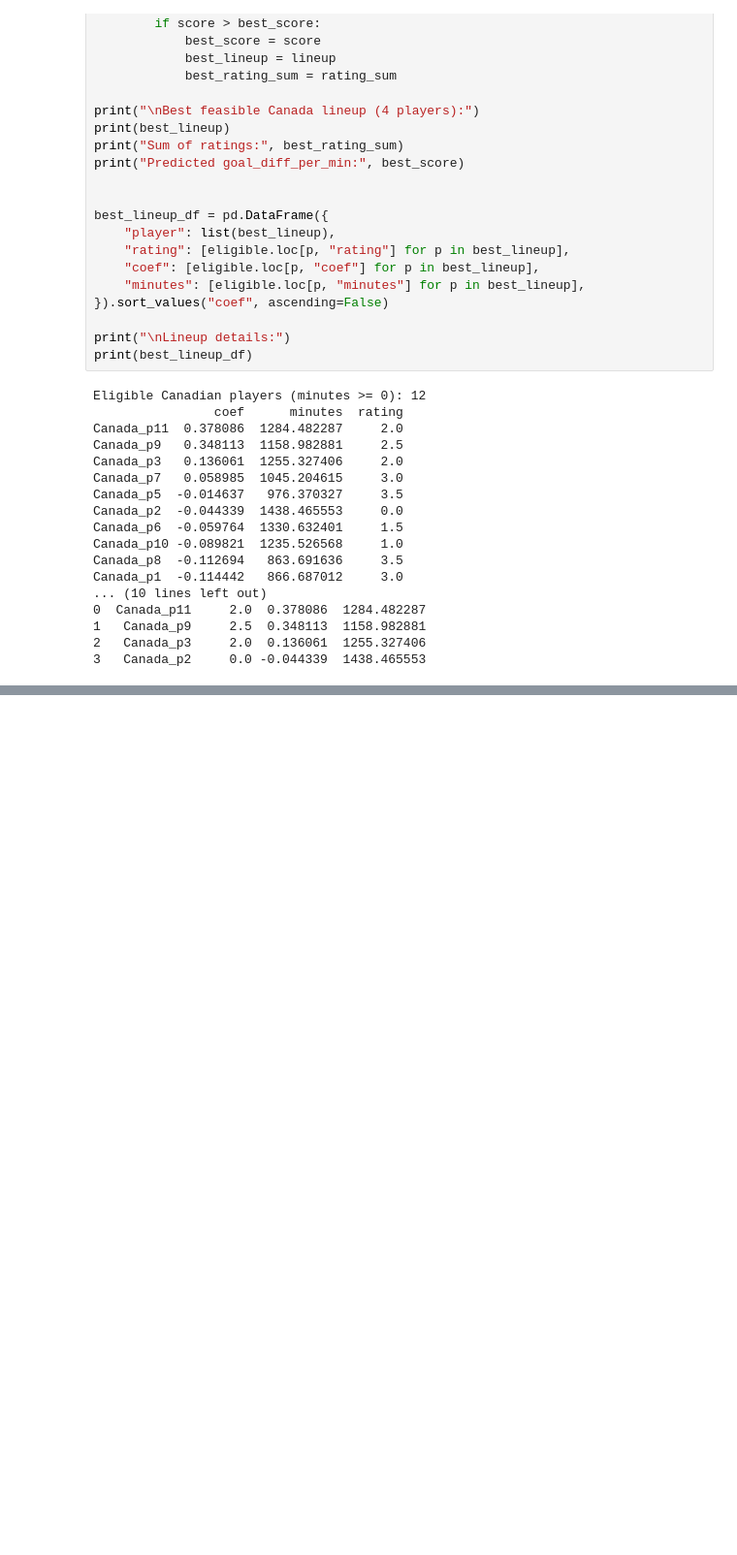
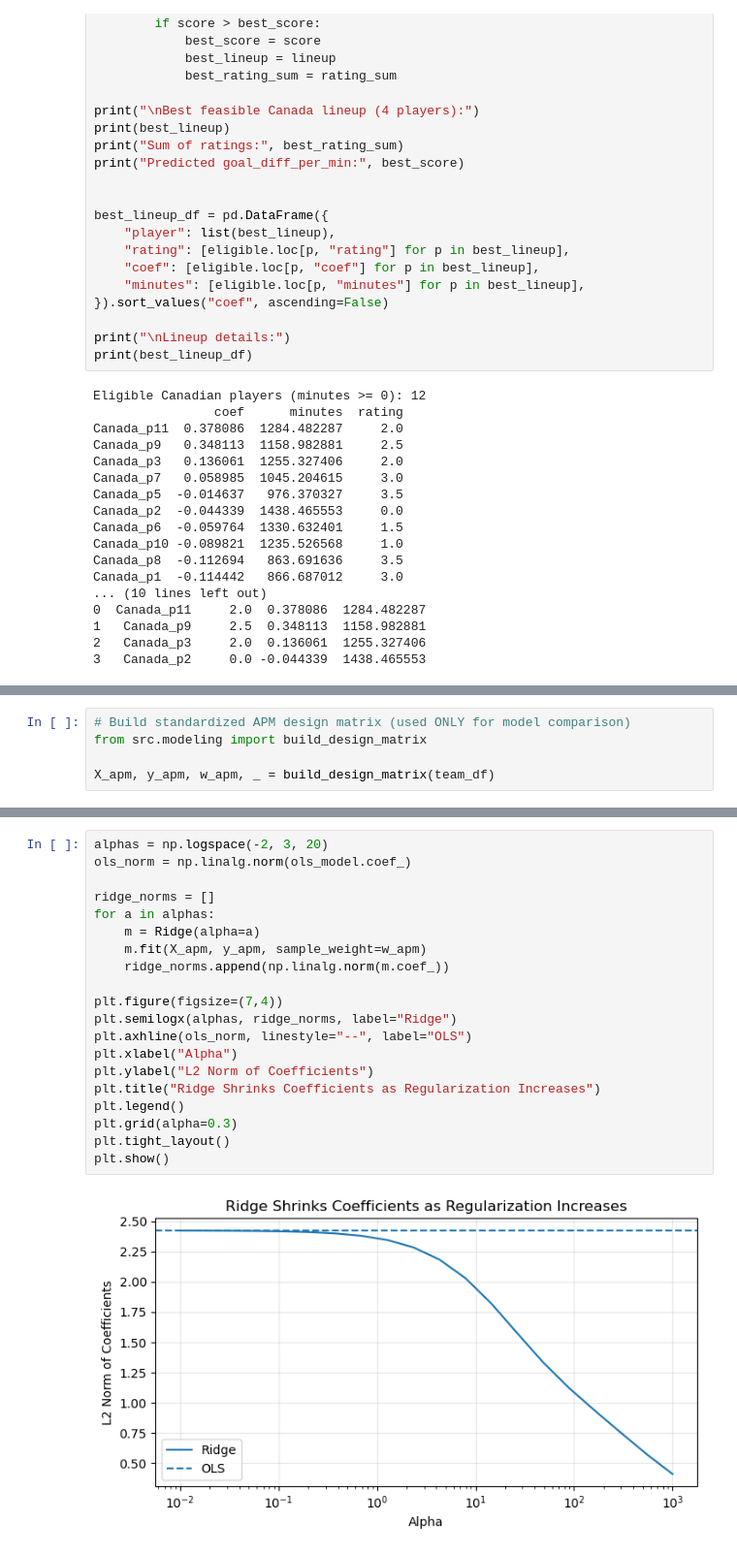
Before and after one commit to tanjeemh/paraolympic-lineup, a Jupyter notebook: prediction.ipynb, the cells around one changed output, grey strips where cells are left out. Shown at 97% size. Saved outputs shown, nothing was run; the diff lists cells and outputs as text; blank space fills up the shorter version.

Commit message:
adding plots

```diff
--- a/prediction.ipynb
+++ b/prediction.ipynb
@@ -273,0 +286,5 @@ NameError: name 'team_df' is not defined
+# %%
+# Build standardized APM design matrix (used ONLY for model comparison)
+from src.modeling import build_design_matrix
+
+X_apm, y_apm, w_apm, _ = build_design_matrix(team_df)
@@ -273,0 +309,22 @@ NameError: name 'team_df' is not defined
+# %%
+alphas = np.logspace(-2, 3, 20)
+ols_norm = np.linalg.norm(ols_model.coef_)
+
+ridge_norms = []
+for a in alphas:
+    m = Ridge(alpha=a)
+    m.fit(X_apm, y_apm, sample_weight=w_apm)
+    ridge_norms.append(np.linalg.norm(m.coef_))
+
+plt.figure(figsize=(7,4))
+plt.semilogx(alphas, ridge_norms, label="Ridge")
+plt.axhline(ols_norm, linestyle="--", label="OLS")
+plt.xlabel("Alpha")
+plt.ylabel("L2 Norm of Coefficients")
+plt.title("Ridge Shrinks Coefficients as Regularization Increases")
+plt.legend()
+plt.grid(alpha=0.3)
+plt.tight_layout()
+plt.show()
+# %% [output]
+[figure, added]
```
Also changed, not shown: parts of 19 cells of this notebook.
